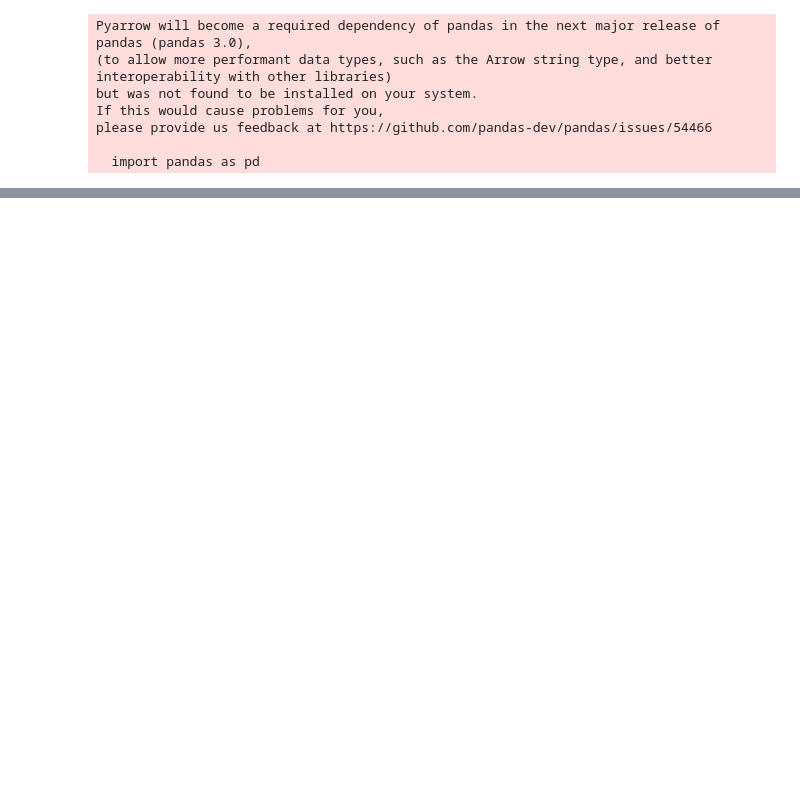
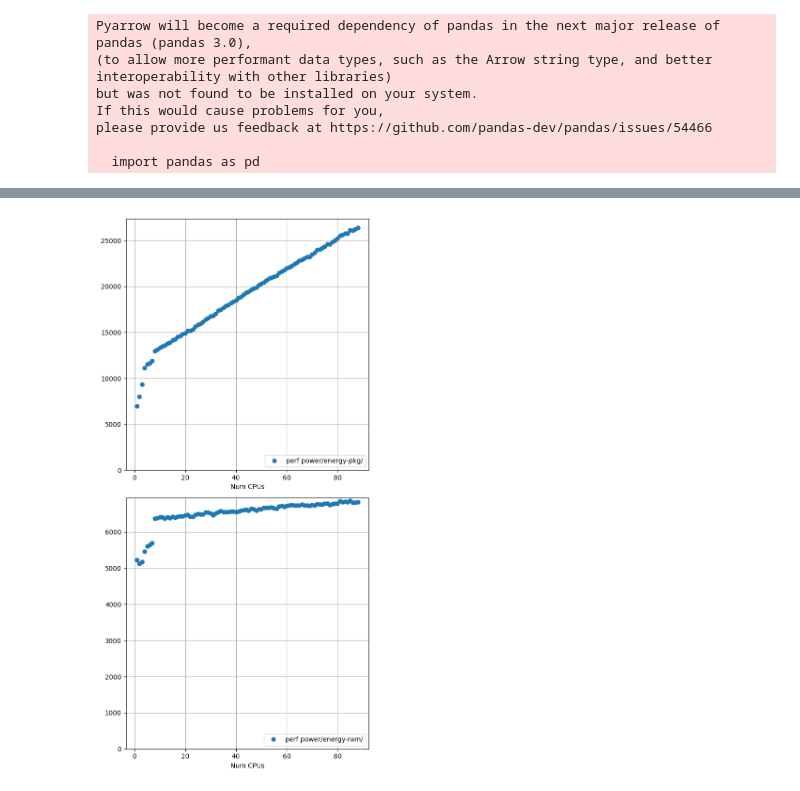
Before and after one commit to SustainableOpenShift/peakler, a Jupyter notebook: experiments/microbenchmarks/jupyter-notebook/perf_stat_alu_parallel.ipynb, the cells around one changed output, grey strips where cells are left out. Drawn from its saved outputs; the diff is of its cells as text; code cells hidden in the pictures; blank space fills up the shorter version.

```diff
--- a/experiments/microbenchmarks/jupyter-notebook/perf_stat_alu_parallel.ipynb
+++ b/experiments/microbenchmarks/jupyter-notebook/perf_stat_alu_parallel.ipynb
@@ -64,0 +79,15 @@ plt.show()
+# %%
+metrics_list = ['power/energy-pkg/', 'power/energy-ram/']
+
+fig, axs = plt.subplots(len(metrics_list), 1, figsize=(6, 12))
+
+for i, ax in enumerate(axs.flat):
+    ax.errorbar(df['parallel'], df[metrics_list[i]], fmt="o", label=f"perf {metrics_list[i]}")
+    ax.set_xlabel('Num CPUs')
+    ax.set_ylim(bottom=0)
+    ax.grid(True)
+    ax.legend(loc="lower right")
+plt.tight_layout()
+plt.show()
+# %% [output]
+[figure, added]
```
Also changed, not shown: parts of 2 cells of this notebook, 1 other file.
